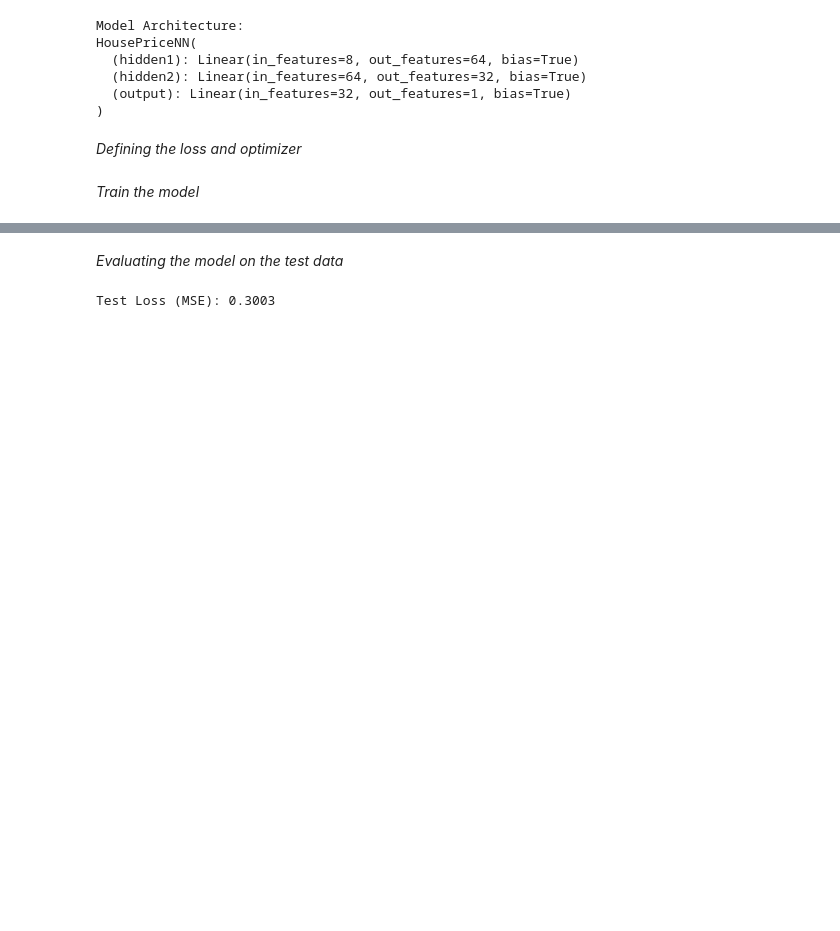
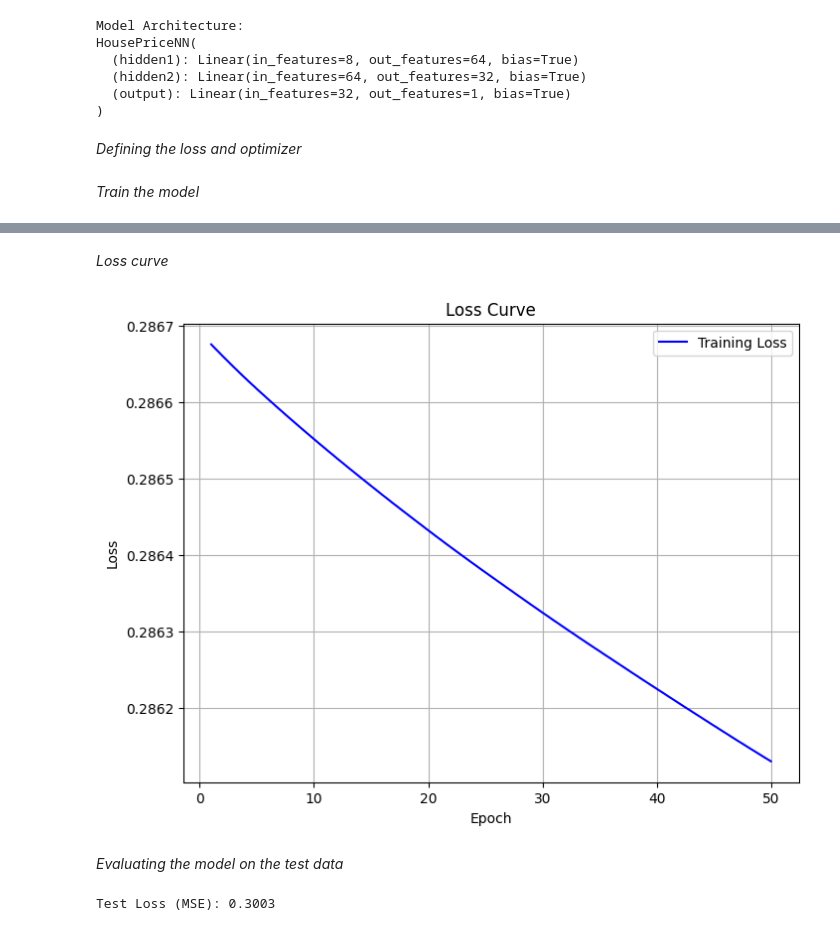
Before and after one commit to julianahubacova/Predicting-house-prices, a Jupyter notebook: Predicting_house_prices.ipynb, the cells around one changed output, grey strips where cells are left out. Cells and saved outputs as stored; diff of their text form; code cells hidden in the pictures; blank space fills up the shorter version.

Commit message:
loss curve

```diff
--- a/Predicting_house_prices.ipynb
+++ b/Predicting_house_prices.ipynb
@@ -173,6 +173,9 @@ optimizer = optim.SGD(model.parameters(), lr=0.01)
 # Hyperparameters
 epochs = 50  # Number of training epochs
 learning_rate = 0.001  # Learning rate
+
+# List to store loss values for visualization
+epoch_losses = []
 
 # Training loop
 for epoch in range(epochs):
@@ -187,6 +190,9 @@ for epoch in range(epochs):
     loss.backward()        # Compute gradients
     optimizer.step()       # Update weights
 
+    # Store the loss for this epoch
+    epoch_losses.append(loss.item())
+
     # Print loss every 10 epochs
     if (epoch + 1) % 10 == 0:
         print(f"Epoch [{epoch + 1}/{epochs}], Loss: {loss.item():.4f}")
@@ -199,3 +205,17 @@ Epoch [50/50], Loss: 0.2867
+# %% [markdown]
+*Loss curve*
+# %%
+# Plot the loss curve
+plt.figure(figsize=(8, 6))
+plt.plot(range(1, epochs + 1), epoch_losses, label='Training Loss', color='blue')
+plt.xlabel('Epoch')
+plt.ylabel('Loss')
+plt.title('Loss Curve')
+plt.legend()
+plt.grid(True)
+plt.show()
+# %% [output]
+[figure, added]
 # %% [markdown]
 *Evaluating the model on the test data*
 # %%
```
Also changed, not shown: parts of 1 cell of this notebook.
